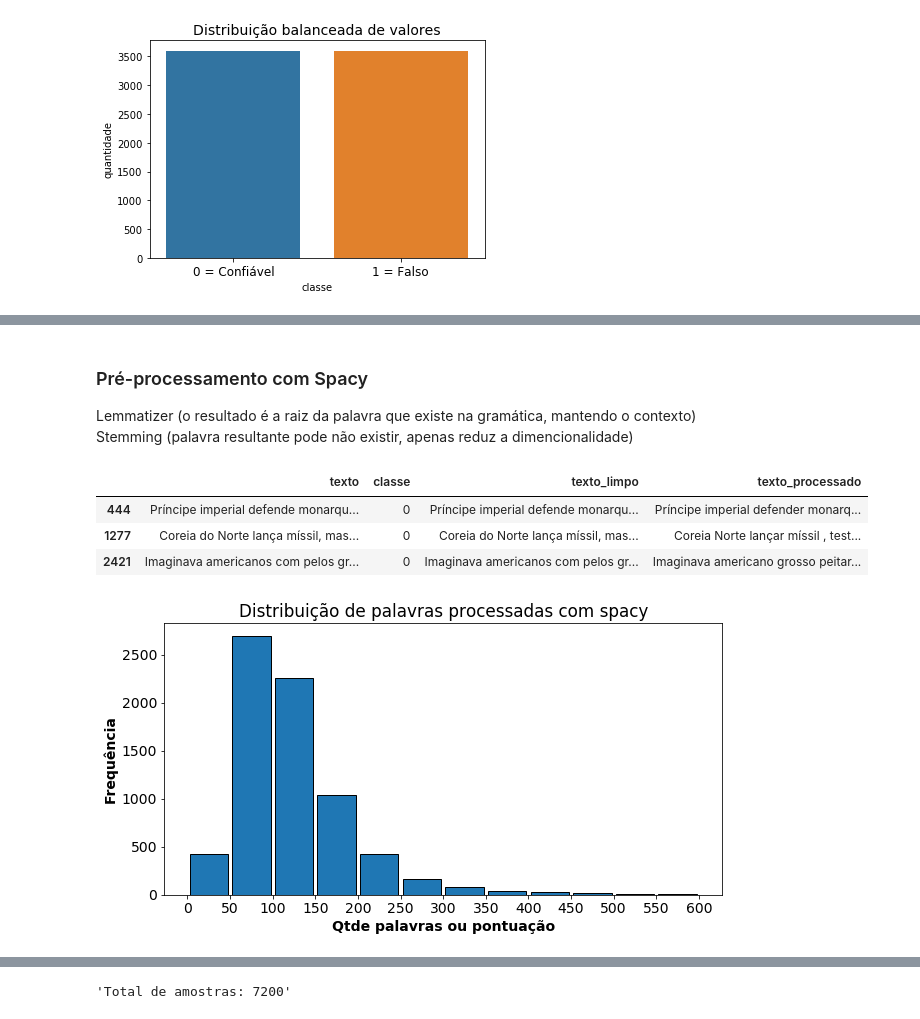
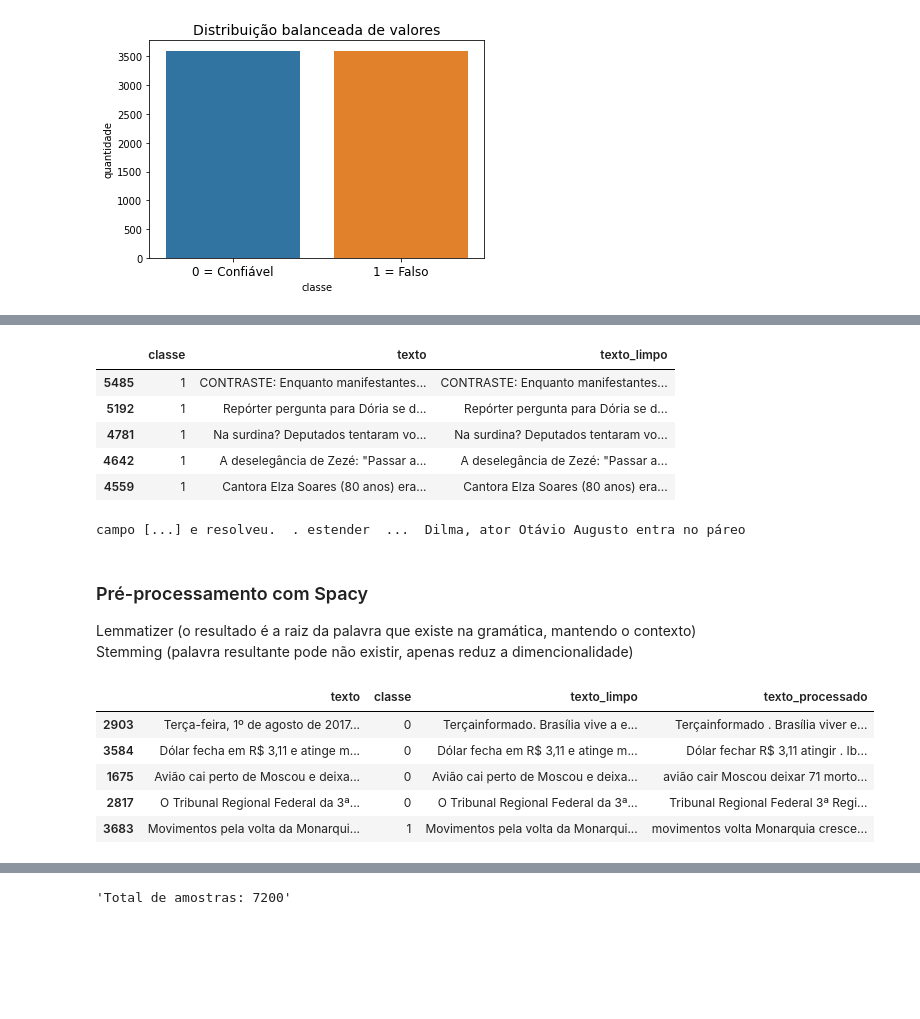
Before and after one commit to caesarcc/python-api-url-check, a Jupyter notebook: jupyter/passo01_pre_processamento_fakebr_corpus.ipynb, the cells around one changed output, grey strips where cells are left out. Saved outputs shown, nothing was run; the diff lists cells and outputs as text; code cells hidden in the pictures; blank space fills up the shorter version.

```diff
--- a/jupyter/passo01_pre_processamento_fakebr_corpus.ipynb
+++ b/jupyter/passo01_pre_processamento_fakebr_corpus.ipynb
@@ -137,3 +112,19 @@ You can now load the package via spacy.load('pt_core_news_sm')
+# %%
+display(dados[dados['texto'].str.len()<400].sample(n=5)[['classe', 'texto', 'texto_limpo']])
+# %% [output]
+|  | classe | texto | texto_limpo |
+| 5485 | 1 | CONTRASTE: Enquanto manifestantes... | CONTRASTE: Enquanto manifestantes... |
+| 5192 | 1 | Repórter pergunta para Dória se d... | Repórter pergunta para Dória se d... |
+| 4781 | 1 | Na surdina? Deputados tentaram vo... | Na surdina? Deputados tentaram vo... |
+| 4642 | 1 | A deselegância de Zezé: "Passar a... | A deselegância de Zezé: "Passar a... |
+| 4559 | 1 | Cantora Elza Soares (80 anos) era... | Cantora Elza Soares (80 anos) era... |
+# %%
+texto = "campo [...] e resolveu. \n. estender  ... \\nDilma, ator Otávio Augusto entra no páreo"
+#texto = texto.replace('\.\w\s', ' ')
+
+print(texto)
+# %% [output]
+campo [...] e resolveu.  . estender  ...  Dilma, ator Otávio Augusto entra no páreo
 # %% [markdown]
 ### Pré-processamento com Spacy
 Lemmatizer (o resultado é a raiz da palavra que existe na gramática, mantendo o contexto)
@@ -145,15 +135,12 @@ nlp = pt_core_news_sm.load()
 dados["texto_processado"] = dados.texto_limpo.apply(lambda texto: " ".join([token.lemma_ for token in nlp(texto) if not token.is_stop]))
 # %%
 # Confere resultados visualmente
-dados.sample(n=3)
+dados.sample(n=5)
 # %% [output]
 |  | texto | classe | texto_limpo | texto_processado |
-| 444 | Príncipe imperial defende monarqu... | 0 | Príncipe imperial defende monarqu... | Príncipe imperial defender monarq... |
-| 1277 | Coreia do Norte lança míssil, mas... | 0 | Coreia do Norte lança míssil, mas... | Coreia Norte lançar míssil , test... |
-| 2421 | Imaginava americanos com pelos gr... | 0 | Imaginava americanos com pelos gr... | Imaginava americano grosso peitar... |
+| 2903 | Terça-feira, 1º de agosto de 2017... | 0 | Terçainformado. Brasília vive a e... | Terçainformado . Brasília viver e... |
+| 3584 | Dólar fecha em R$ 3,11 e atinge m... | 0 | Dólar fecha em R$ 3,11 e atinge m... | Dólar fechar R$ 3,11 atingir . Ib... |
+| 1675 | Avião cai perto de Moscou e deixa... | 0 | Avião cai perto de Moscou e deixa... | avião cair Moscou deixar 71 morto... |
+| 2817 | O Tribunal Regional Federal da 3ª... | 0 | O Tribunal Regional Federal da 3ª... | Tribunal Regional Federal 3ª Regi... |
+| 3683 | Movimentos pela volta da Monarqui... | 1 | Movimentos pela volta da Monarqui... | movimentos volta Monarquia cresce... |
-# %%
-# A distribuição mudou e temo ter problemas de viés com a frases mais longas
-distribiucao_palavras(dados, "texto_processado", "Distribuição de palavras processadas com spacy")
-# %% [output]
-[figure, removed]
 # %%
```
Also changed, not shown: parts of 14 cells of this notebook.
